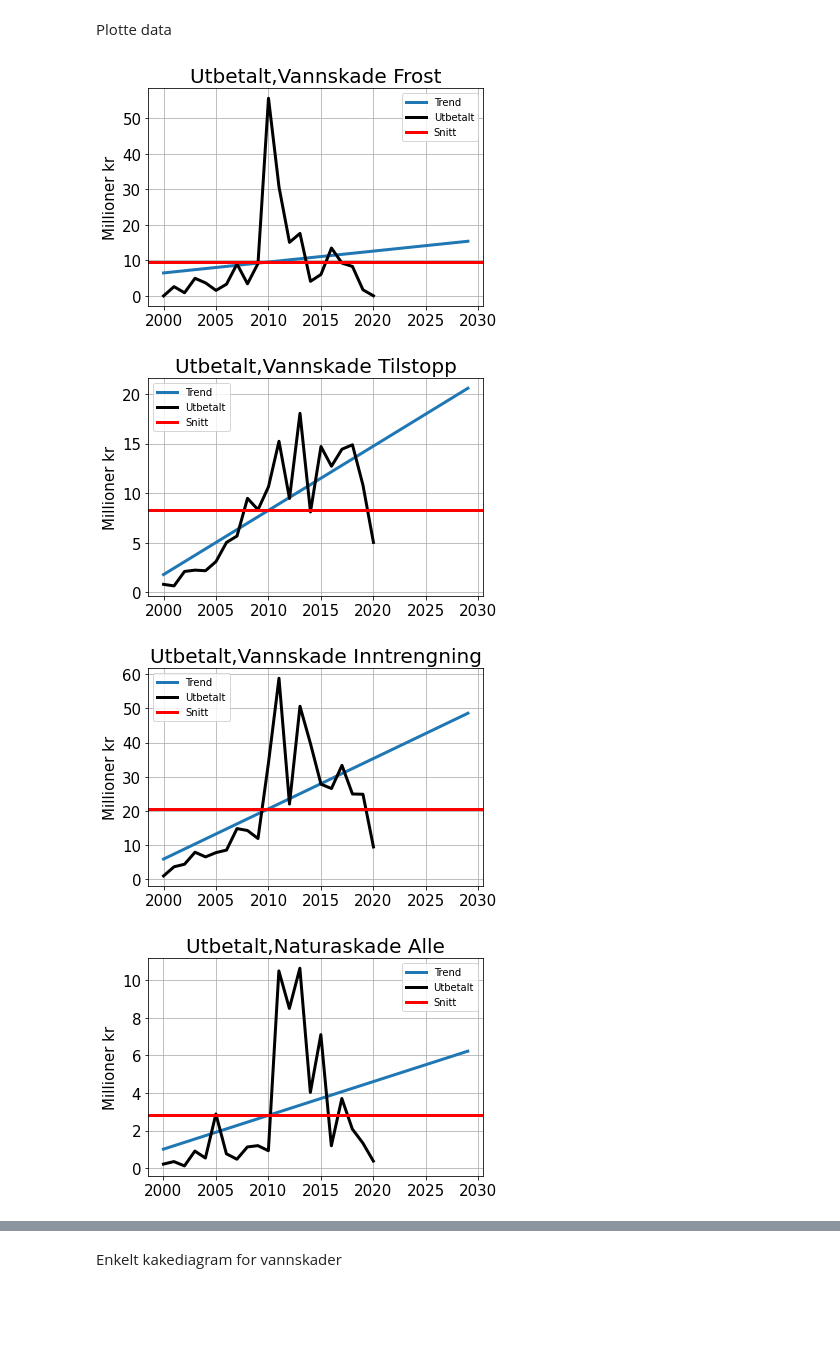
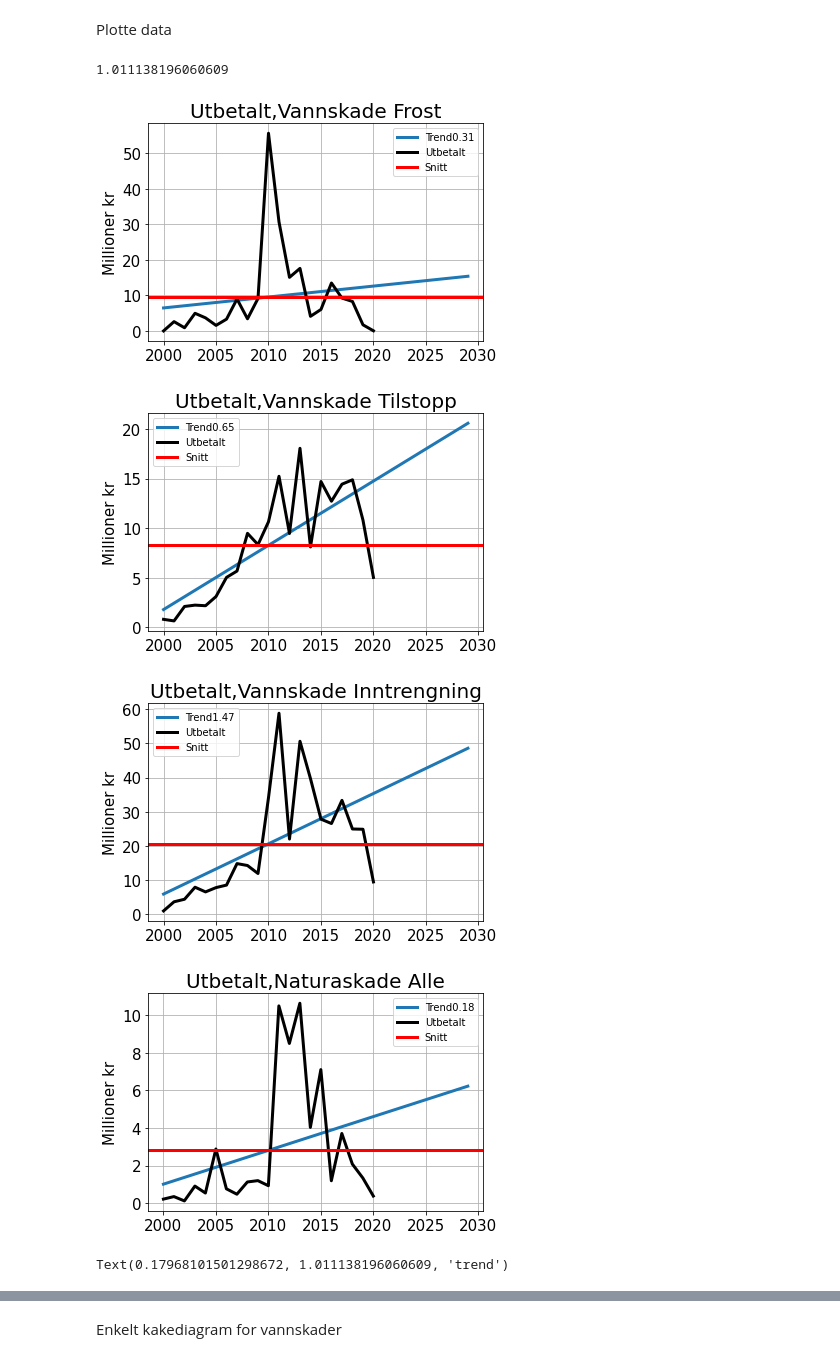
Before and after one commit to eirikngard/Eika, a Jupyter notebook: vannskade2.ipynb, the cells around one changed output, grey strips where cells are left out. Cells and saved outputs as stored; diff of their text form; code cells hidden in the pictures; blank space fills up the shorter version.

```diff
--- a/vannskade2.ipynb
+++ b/vannskade2.ipynb
@@ -66,33 +66,39 @@ new_inn = np.array([i*(10**(-6)) for i in data_inn])
 new_nat = np.array([i*(10**(-6)) for i in data_nat])
 # %% [markdown]
 Plotte data
+# %%
+b
+# %% [output]
+1.011138196060609
 # %%
 data_alle = np.array([data_frost,data_til,data_inn,data_nat])#.astype(np.float)\n",
 data_new = np.array([new_frost,new_til,new_inn,new_nat])
 tit = np.array(['Vannskade Frost','Vannskade Tilstopp','Vannskade Inntrengning',
                         'Naturaskade Alle'])
 from matplotlib.ticker import ScalarFormatter
 grid = np.array([0,1,2,3])
 fig, ax = plt.subplots()#, figsize=(10,10))\n",
 bins = np.linspace(0,50,10)
 for i,j in zip(data_new,tit):
   snitt = np.mean(i)
   a,b = linreg(range(len(i)),i)  #//x=skade
   trendline=[a*index + b for index in range(len(år))]
-  plt.plot(år,trendline,label="Trend",linewidth=3)
+  trend=round(a,2)
+  plt.plot(år,trendline,label="Trend"+str(trend),linewidth=3)
   plt.plot(år[:-9],i,label="Utbetalt",color='k',linewidth=3)
   plt.axhline(y=snitt,color='r',label='Snitt',linewidth=3)
   plt.title("Utbetalt,"+str(j),size=20)
   plt.ylabel("Millioner kr",size=15)
   ax = plt.gca()
   ax.tick_params(axis = 'both', which = 'major', labelsize = 15)
   plt.grid(),plt.legend()
   #from google.colab import files\n",
   #plt.savefig(\"vannskade\"+str(j)+\".png\")\n",
   #files.download(\"vannskade\"+str(j)+\".png\")\n",
   plt.show()
 # %% [output]
-[figure, old version]
+[figure, new version]
-[figure, old version]
+[figure, new version]
-[figure, old version]
+[figure, new version]
-[figure, old version]
+[figure, new version]
+Text(0.17968101501298672, 1.011138196060609, 'trend')
```
Also changed, not shown: parts of 1 cell of this notebook.
